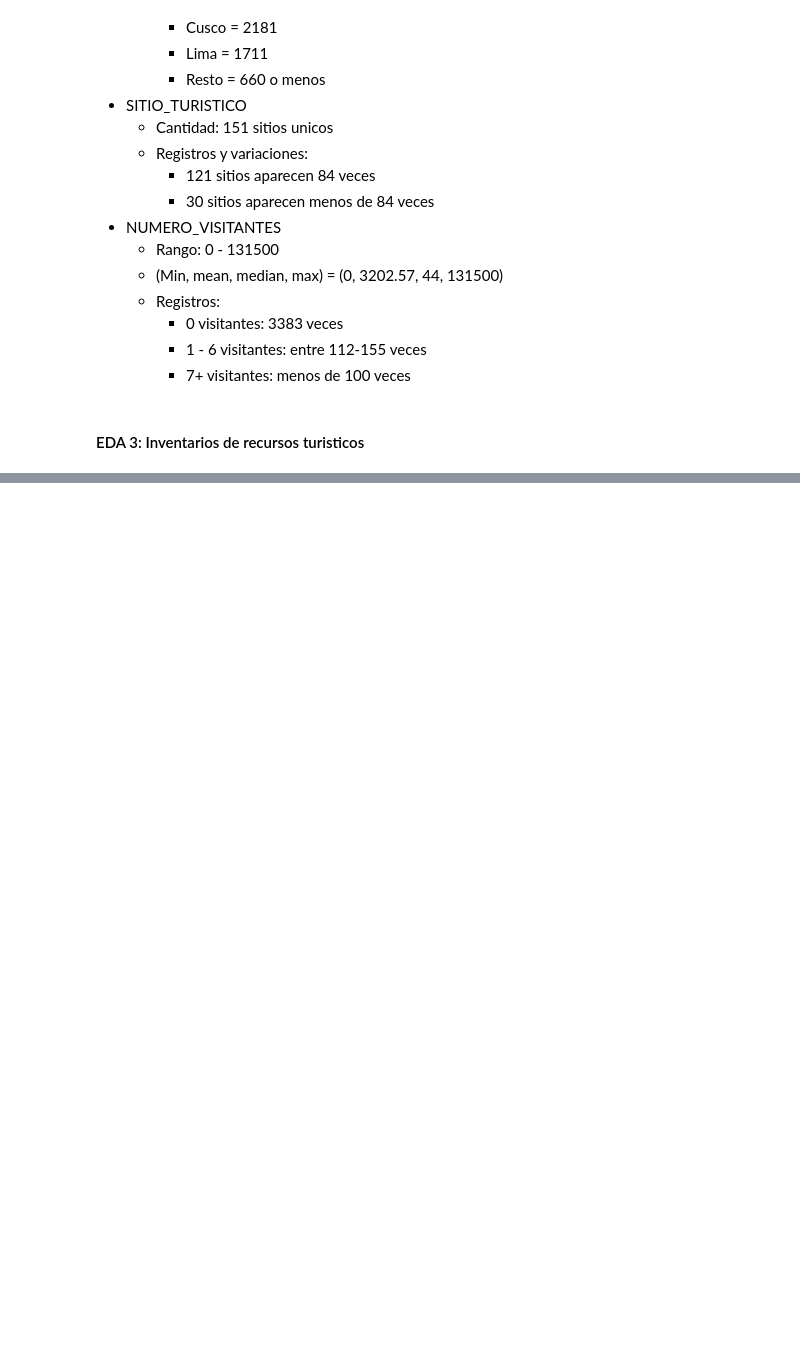
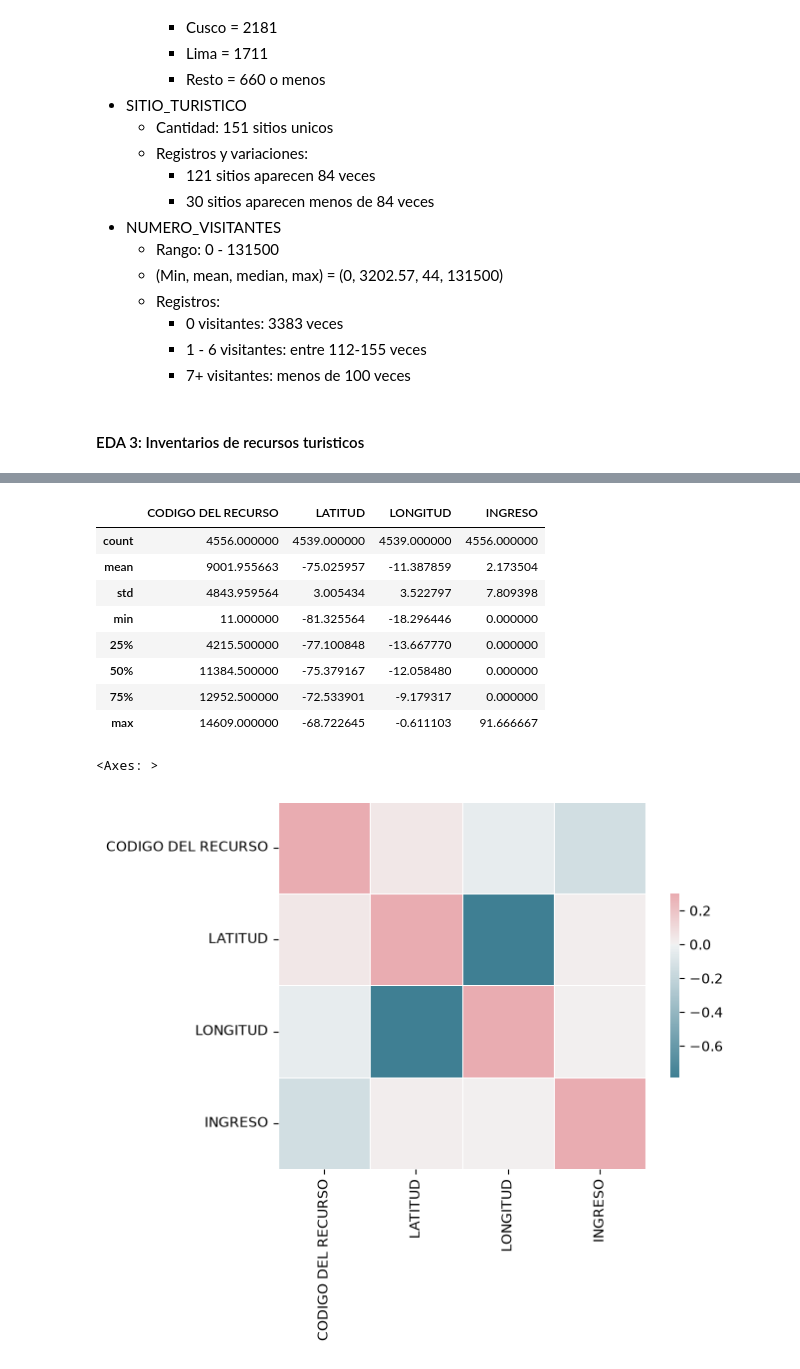
Before and after one commit to jp21bp/DS_Proyectos, a Jupyter notebook: 3_SegmentacionClientes/eda.ipynb, the cells around one changed output, grey strips where cells are left out. Saved outputs shown, nothing was run; the diff lists cells and outputs as text; code cells hidden in the pictures; blank space fills up the shorter version.

Commit message:
Termine EDA de los terceros datos

```diff
--- a/3_SegmentacionClientes/eda.ipynb
+++ b/3_SegmentacionClientes/eda.ipynb
@@ -467,20 +467,13 @@ df_3.head()
 # %%
 ##### Resumen breve
 df_3.info()
-# df_3['SUB TIPO CATEGORÍA'].value_counts()
+# df_3['FECHA_DE_CORTE'].value_counts()
+# df_3[df_3['INGRESO']== max(df_3['INGRESO'])]
 
-##### Eliminando columnas que no son necesarias
-df_3 = df_3.drop(columns=['URL', 'LATITUD', 'LONGITUD', 'FECHA_DE_CORTE'])
-
-##### Renombrando:
-#### 'REGION' -> 'DEPARTAMENTO' y 'TIPO' -> 'INGRESO'
-df_3 = df_3.rename(columns={'REGIÓN':'DEPARTAMENTO', 'TIPO': 'INGRESO'})
-#### Borrando acentos
-df_3 = df_3.rename(columns={
-    'CATEGORÍA':'CATEGORIA',
-    'TIPO DE CATEGORÍA': 'TIPO_CATEGORIA',
-    'SUB TIPO CATEGORÍA': 'SUBTIPO_CATEGORIA',
-})
+#### Eliminando columnas que no son necesarias
+df_3 = df_3.drop(columns=[
+    'URL', 'FECHA_DE_CORTE', 'TIPO', 'OBSERVACION'
+])
 # %% [output]
 <class 'pandas.DataFrame'>
 RangeIndex: 4556 entries, 0 to 4555
@@ -502,8 +495,9 @@ memory usage: 498.4 KB
 # %%
 ###### Separando variables categoricales y numericas
 df_3.info()
-# cuant_vars_3 = df_3._get_numeric_data().columns.values
-# cual_vars_3 = list(set(df_3.columns)- set(cuant_vars_3))
+
+cuant_vars_3 = df_3._get_numeric_data().columns.values
+cual_vars_3 = list(set(df_3.columns)- set(cuant_vars_3))
 # %% [output]
 <class 'pandas.DataFrame'>
 RangeIndex: 4556 entries, 0 to 4555
@@ -550,0 +520,22 @@ graph for OBSERVACION: total = 20
+# %%
+##### Analisis de datos cuantitativos
+display(df_3[cuant_vars_3].describe())
+
+##### Correlacion
+cmap = sns.diverging_palette(220, 10, as_cmap=True)
+sns.heatmap(df_3[cuant_vars_3].corr(),vmax=.3, center=0, cmap=cmap,
+            square=True, linewidths=.5, cbar_kws={"shrink": .5})
+    # No existe mucha correlacion ya que los valores no tiene mucha conexion
+        # LONG y LAT son los mas correlacionados
+# %% [output]
+|  | CODIGO DEL RECURSO | LATITUD | LONGITUD | INGRESO |
+| count | 4556.000000 | 4539.000000 | 4539.000000 | 4556.000000 |
+| mean | 9001.955663 | -75.025957 | -11.387859 | 2.173504 |
+| std | 4843.959564 | 3.005434 | 3.522797 | 7.809398 |
+| min | 11.000000 | -81.325564 | -18.296446 | 0.000000 |
+| 25% | 4215.500000 | -77.100848 | -13.667770 | 0.000000 |
+| 50% | 11384.500000 | -75.379167 | -12.058480 | 0.000000 |
+| 75% | 12952.500000 | -72.533901 | -9.179317 | 0.000000 |
+| max | 14609.000000 | -68.722645 | -0.611103 | 91.666667 |
+<Axes: >
+[figure, added]
```
Also changed, not shown: parts of 7 cells of this notebook, 2 other files.
